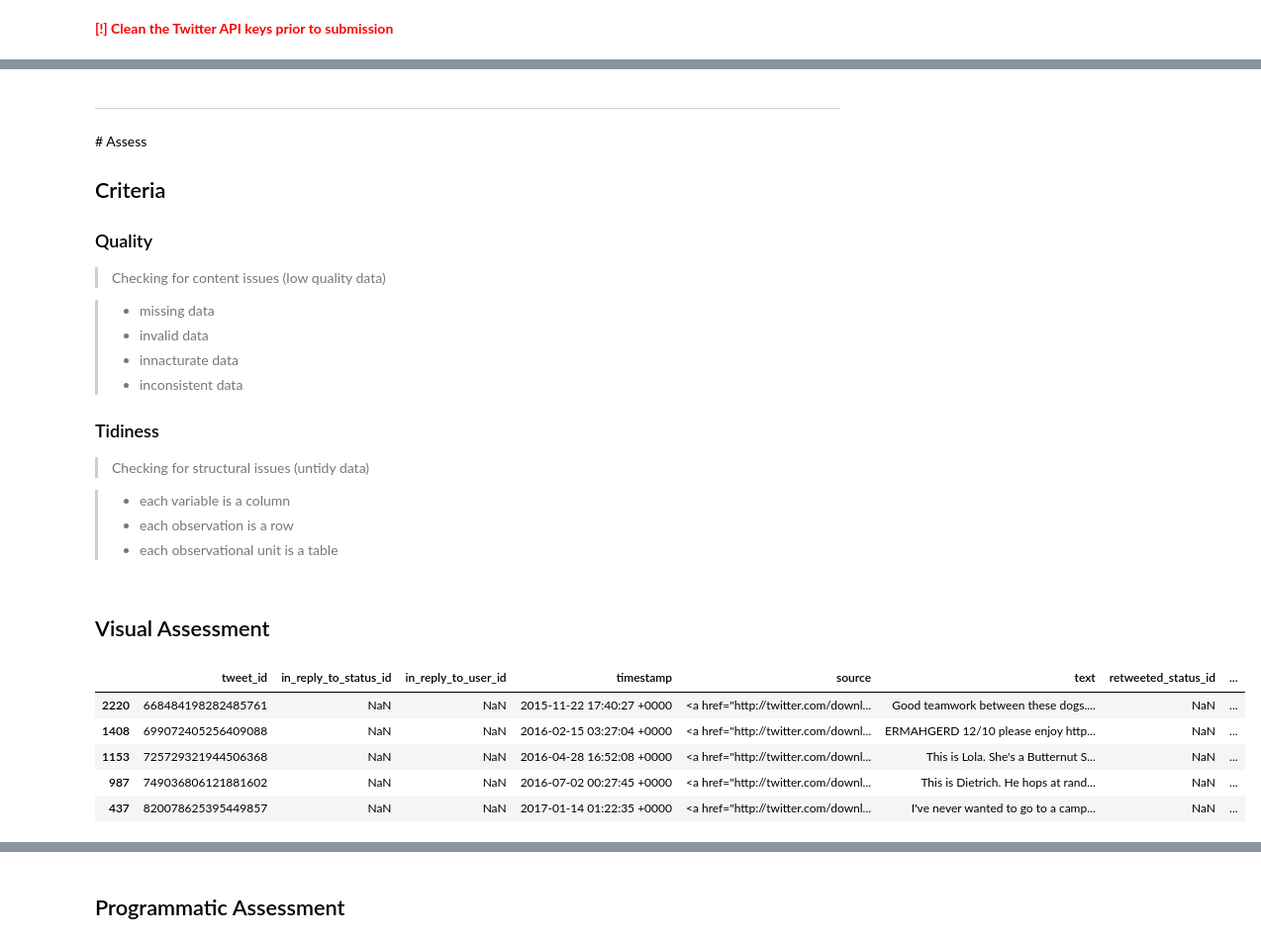
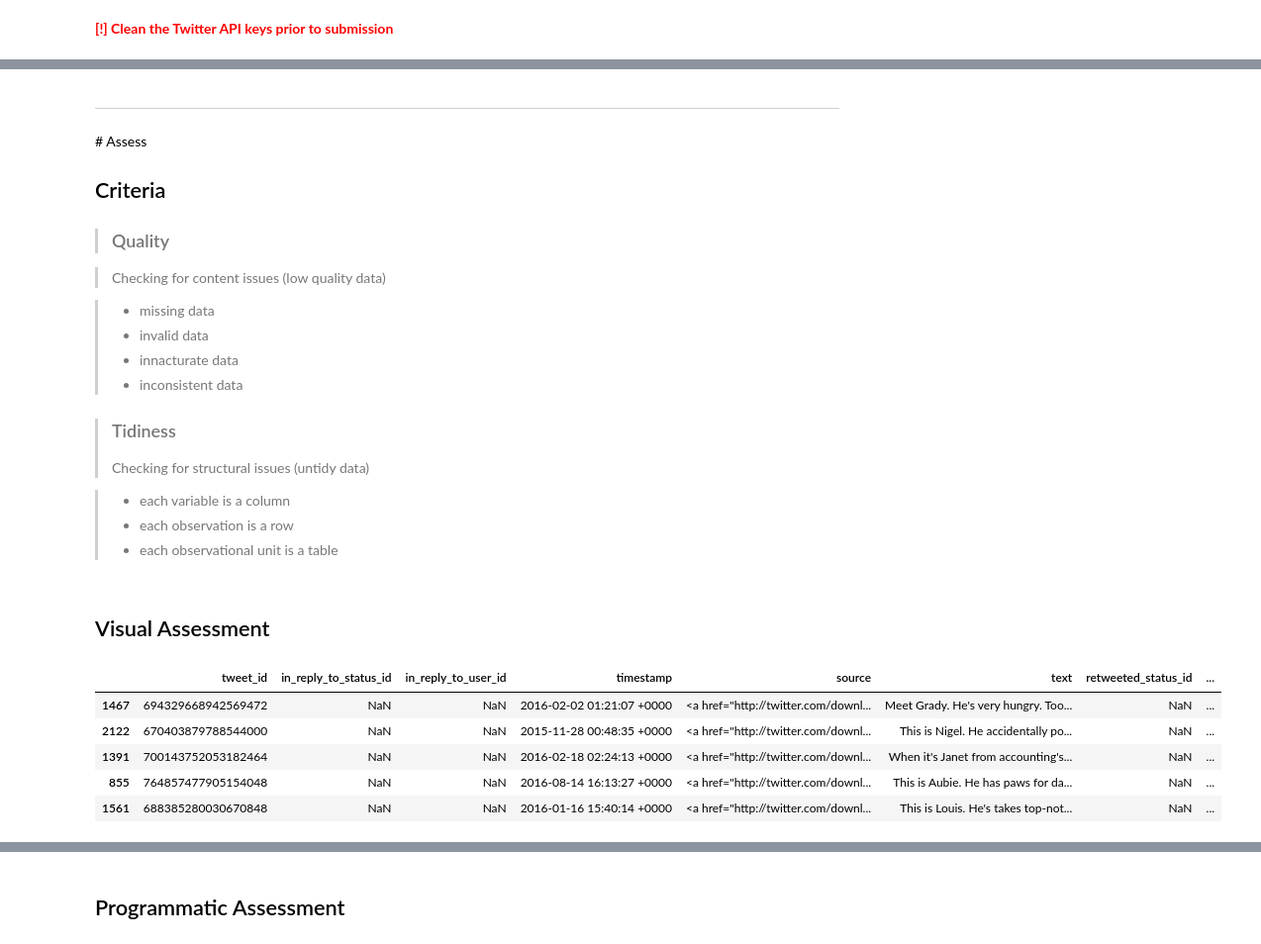
Before and after one commit to gubertoli/data_analyst_nanodegree, a Jupyter notebook: Project 3 - Wrangle and Analyze Data/wrangle_act.ipynb, the cells around one changed output, grey strips where cells are left out. Shown: that part at 99% size. Drawn from its saved outputs; the diff is of its cells as text; code cells hidden in the pictures.

```diff
--- a/Project 3 - Wrangle and Analyze Data/wrangle_act.ipynb
+++ b/Project 3 - Wrangle and Analyze Data/wrangle_act.ipynb
@@ -137,7 +133,7 @@ df.head()
 
 ## Criteria
 
-### Quality
+> ### Quality
 
 > Checking for content issues (low quality data)
 
@@ -146,7 +142,7 @@ df.head()
 > - innacturate data
 > - inconsistent data
 
-### Tidiness
+> ### Tidiness
 > Checking for structural issues (untidy data)
 
 > - each variable is a column
@@ -156,14 +152,14 @@ df.head()
 ## Visual Assessment
 # %%
 pd.set_option('display.max_columns', 500)
-df.sample(5)
+df_twitter.sample(5)
 # %% [output]
 |  | tweet_id | in_reply_to_status_id | in_reply_to_user_id | timestamp | source | text | retweeted_status_id | ... |
-| 2220 | 668484198282485761 | NaN | NaN | 2015-11-22 17:40:27 +0000 | <a href="http://twitter.com/downl... | Good teamwork between these dogs.... | NaN | ... |
-| 1408 | 699072405256409088 | NaN | NaN | 2016-02-15 03:27:04 +0000 | <a href="http://twitter.com/downl... | ERMAHGERD 12/10 please enjoy http... | NaN | ... |
-| 1153 | 725729321944506368 | NaN | NaN | 2016-04-28 16:52:08 +0000 | <a href="http://twitter.com/downl... | This is Lola. She's a Butternut S... | NaN | ... |
-| 987 | 749036806121881602 | NaN | NaN | 2016-07-02 00:27:45 +0000 | <a href="http://twitter.com/downl... | This is Dietrich. He hops at rand... | NaN | ... |
-| 437 | 820078625395449857 | NaN | NaN | 2017-01-14 01:22:35 +0000 | <a href="http://twitter.com/downl... | I've never wanted to go to a camp... | NaN | ... |
+| 1467 | 694329668942569472 | NaN | NaN | 2016-02-02 01:21:07 +0000 | <a href="http://twitter.com/downl... | Meet Grady. He's very hungry. Too... | NaN | ... |
+| 2122 | 670403879788544000 | NaN | NaN | 2015-11-28 00:48:35 +0000 | <a href="http://twitter.com/downl... | This is Nigel. He accidentally po... | NaN | ... |
+| 1391 | 700143752053182464 | NaN | NaN | 2016-02-18 02:24:13 +0000 | <a href="http://twitter.com/downl... | When it's Janet from accounting's... | NaN | ... |
+| 855 | 764857477905154048 | NaN | NaN | 2016-08-14 16:13:27 +0000 | <a href="http://twitter.com/downl... | This is Aubie. He has paws for da... | NaN | ... |
+| 1561 | 688385280030670848 | NaN | NaN | 2016-01-16 15:40:14 +0000 | <a href="http://twitter.com/downl... | This is Louis. He's takes top-not... | NaN | ... |
 # %%
 df_img_pred.sample(5)
 # %% [output]
```
Also changed, not shown: parts of 114 cells of this notebook, 6 other files.
